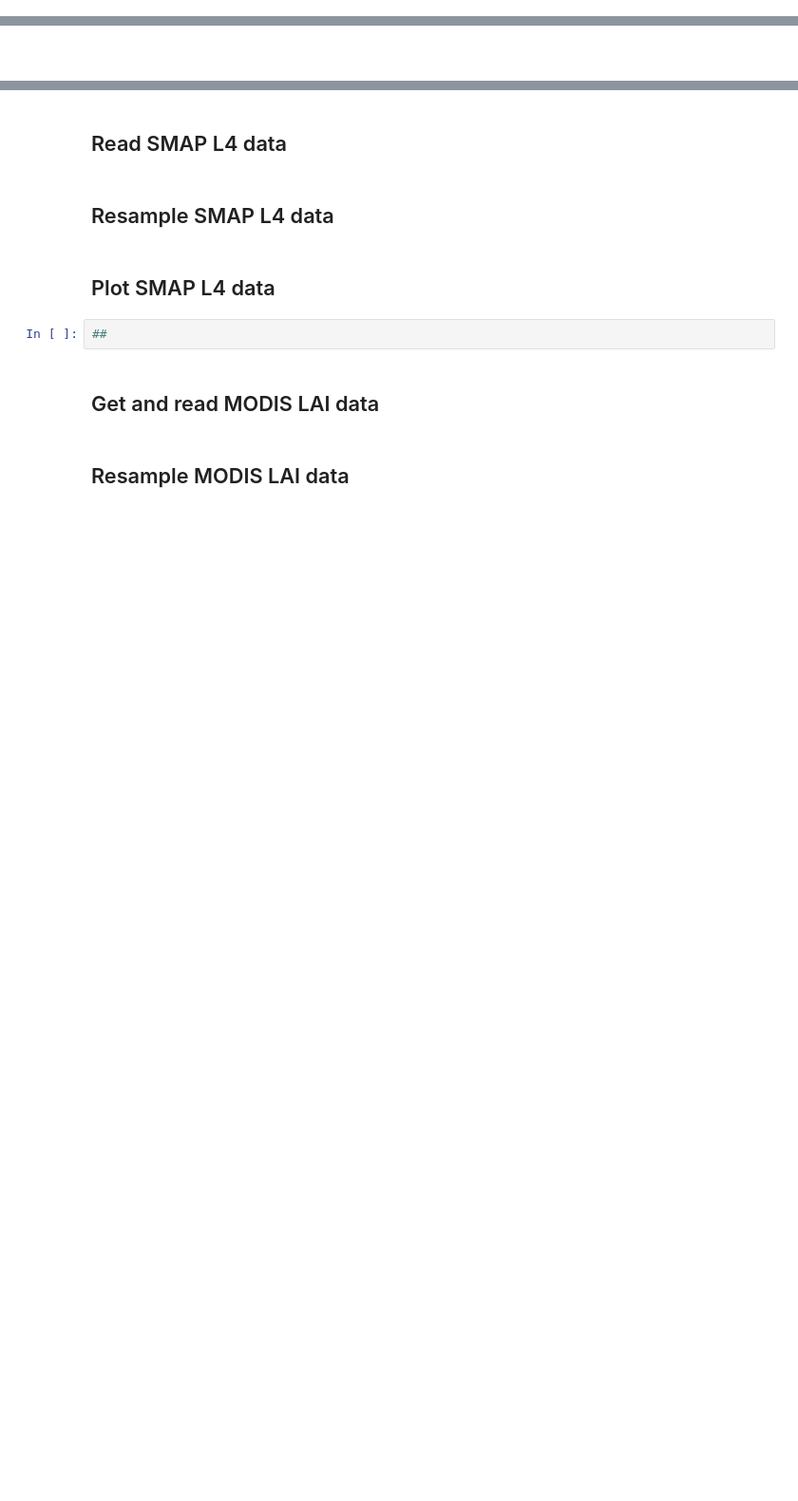
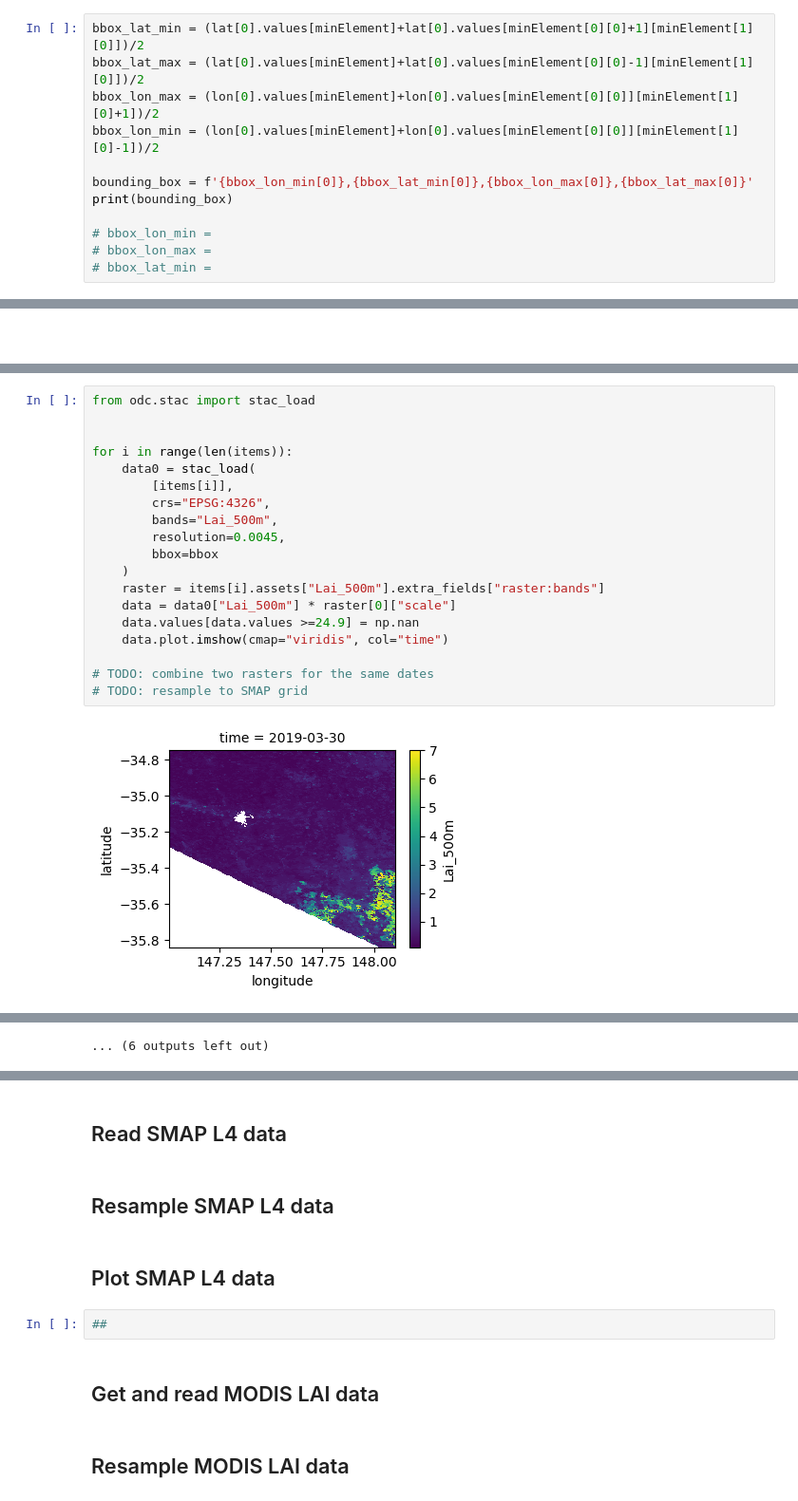
Before and after one commit to RY4GIT/SMSigxSMAP, a Jupyter notebook: 2_code_to_analyze/test_plot_smapL3.ipynb, the cells around one changed output, grey strips where cells are left out. Shown at 95% size. Drawn from its saved outputs; the diff is of its cells as text; blank space fills up the shorter version.

Commit message:
Trying to get and plot the MODIS and SMAP data

```diff
--- a/2_code_to_analyze/test_plot_smapL3.ipynb
+++ b/2_code_to_analyze/test_plot_smapL3.ipynb
@@ -25,0 +92,12 @@ import cartopy.feature as cfeature
+# %%
+bbox_lat_min = (lat[0].values[minElement]+lat[0].values[minElement[0][0]+1][minElement[1][0]])/2
+bbox_lat_max = (lat[0].values[minElement]+lat[0].values[minElement[0][0]-1][minElement[1][0]])/2
+bbox_lon_max = (lon[0].values[minElement]+lon[0].values[minElement[0][0]][minElement[1][0]+1])/2
+bbox_lon_min = (lon[0].values[minElement]+lon[0].values[minElement[0][0]][minElement[1][0]-1])/2
+
+bounding_box = f'{bbox_lon_min[0]},{bbox_lat_min[0]},{bbox_lon_max[0]},{bbox_lat_max[0]}'
+print(bounding_box)
+
+# bbox_lon_min =
+# bbox_lon_max =
+# bbox_lat_min =
@@ -83,0 +264,21 @@ myDataset
+# %%
+from odc.stac import stac_load
+
+
+for i in range(len(items)):
+    data0 = stac_load(
+        [items[i]],
+        crs="EPSG:4326",
+        bands="Lai_500m",
+        resolution=0.0045,
+        bbox=bbox
+    )
+    raster = items[i].assets["Lai_500m"].extra_fields["raster:bands"]
+    data = data0["Lai_500m"] * raster[0]["scale"]
+    data.values[data.values >=24.9] = np.nan
+    data.plot.imshow(cmap="viridis", col="time")
+
+# TODO: combine two rasters for the same dates
+# TODO: resample to SMAP grid
+# %% [output]
+[figure, added]
@@ -83,0 +296 @@ myDataset
+... (6 outputs left out)
```
Also changed, not shown: parts of 22 cells of this notebook.
